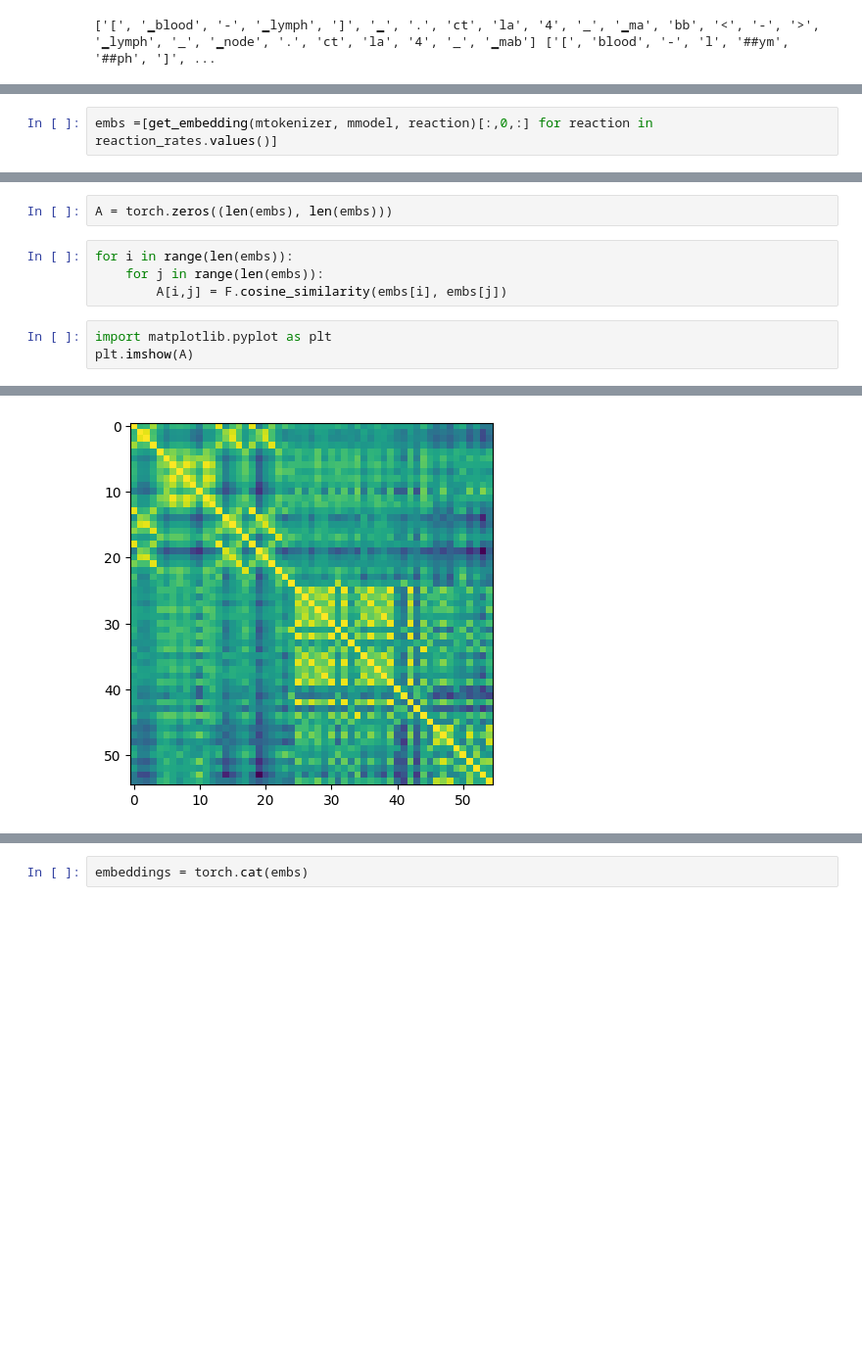
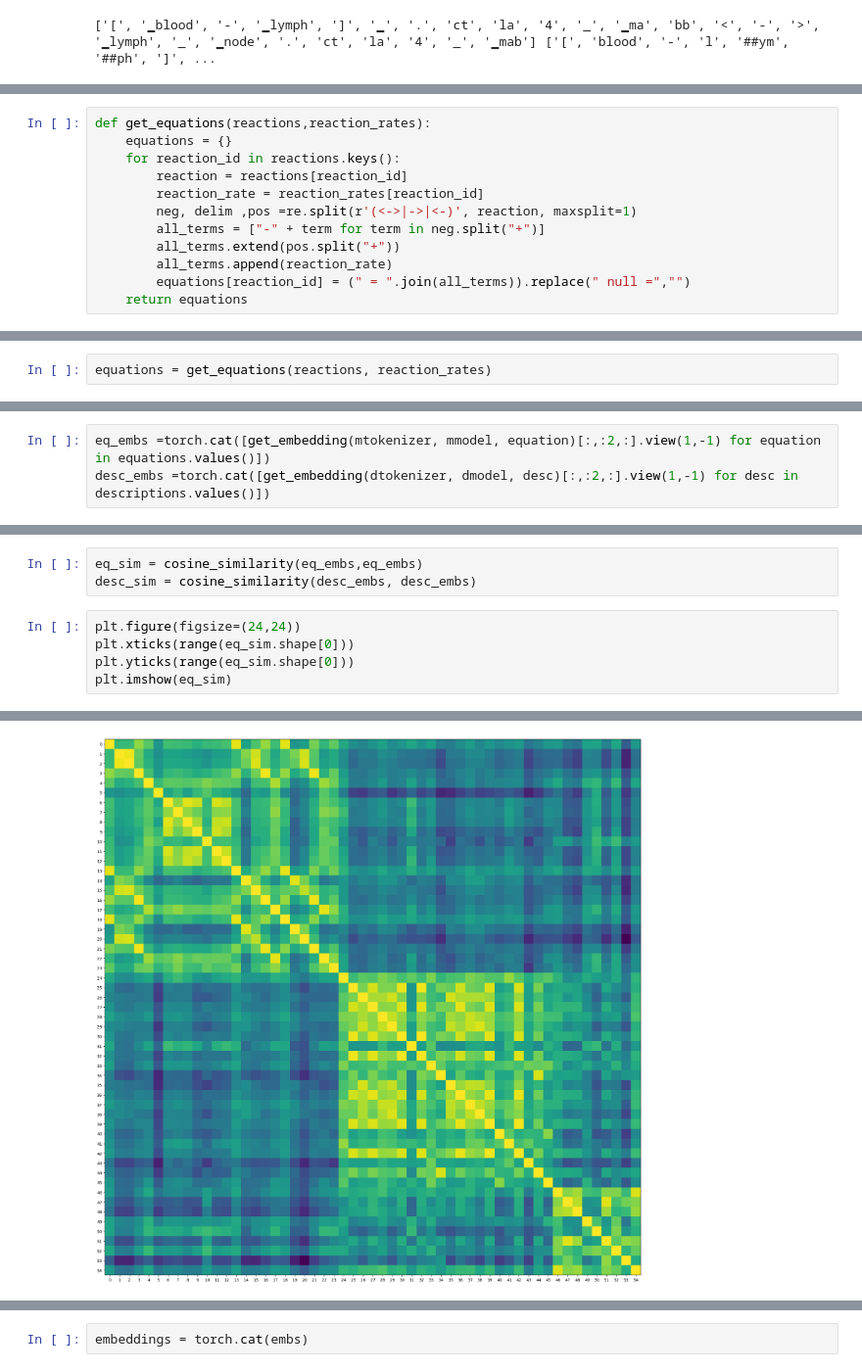
Before and after one commit to francescolosterzo/dufourspitze_16, a Jupyter notebook: nt/scratch.ipynb, the cells around one changed output, grey strips where cells are left out. Shown: that part at 98% size. Saved outputs shown, nothing was run; the diff lists cells and outputs as text; blank space fills up the shorter version.

Commit message:
making equations

```diff
--- a/nt/scratch.ipynb
+++ b/nt/scratch.ipynb
@@ -178,5 +239,17 @@ def parse_data(text):
             data[i] = split_line[1]
             i+=1
     return data
+# %%
+def get_equations(reactions,reaction_rates):
+    equations = {}
+    for reaction_id in reactions.keys():
+        reaction = reactions[reaction_id]
+        reaction_rate = reaction_rates[reaction_id]
+        neg, delim ,pos =re.split(r'(<->|->|<-)', reaction, maxsplit=1)
+        all_terms = ["-" + term for term in neg.split("+")]
+        all_terms.extend(pos.split("+"))
+        all_terms.append(reaction_rate)
+        equations[reaction_id] = (" = ".join(all_terms)).replace(" null =","")
+    return equations
 # %%
 reaction_rates = parse_data(reaction_rate_data)
@@ -183 +258,3 @@ reaction_rates = parse_data(reaction_rate_data)
+# %%
+equations = get_equations(reactions, reaction_rates)
 # %%
@@ -185,2 +300,3 @@ reactions = parse_data(reactions_data)
 # %%
-embs =[get_embedding(mtokenizer, mmodel, reaction)[:,0,:] for reaction in reaction_rates.values()]
+eq_embs =torch.cat([get_embedding(mtokenizer, mmodel, equation)[:,:2,:].view(1,-1) for equation in equations.values()])
+desc_embs =torch.cat([get_embedding(dtokenizer, dmodel, desc)[:,:2,:].view(1,-1) for desc in descriptions.values()])
@@ -187,12 +310,11 @@ embs =[get_embedding(mtokenizer, mmodel, reaction)[:,0,:] for reaction in reacti
 # %%
-A = torch.zeros((len(embs), len(embs)))
+eq_sim = cosine_similarity(eq_embs,eq_embs)
+desc_sim = cosine_similarity(desc_embs, desc_embs)
-# %%
-for i in range(len(embs)):
-    for j in range(len(embs)):
-        A[i,j] = F.cosine_similarity(embs[i], embs[j])
 # %%
-import matplotlib.pyplot as plt
-plt.imshow(A)
+plt.figure(figsize=(24,24))
+plt.xticks(range(eq_sim.shape[0]))
+plt.yticks(range(eq_sim.shape[0]))
+plt.imshow(eq_sim)
 # %% [output]
 <matplotlib.image.AxesImage at 0x...>
-[figure, old version]
+[figure, new version]
```
Also changed, not shown: parts of 11 cells of this notebook.
